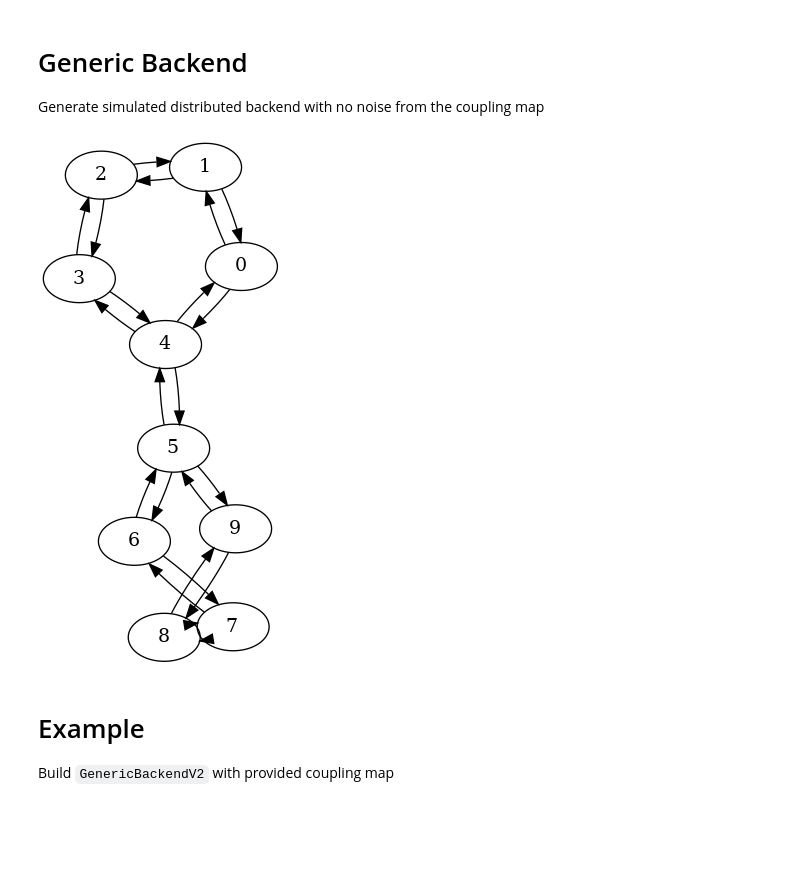
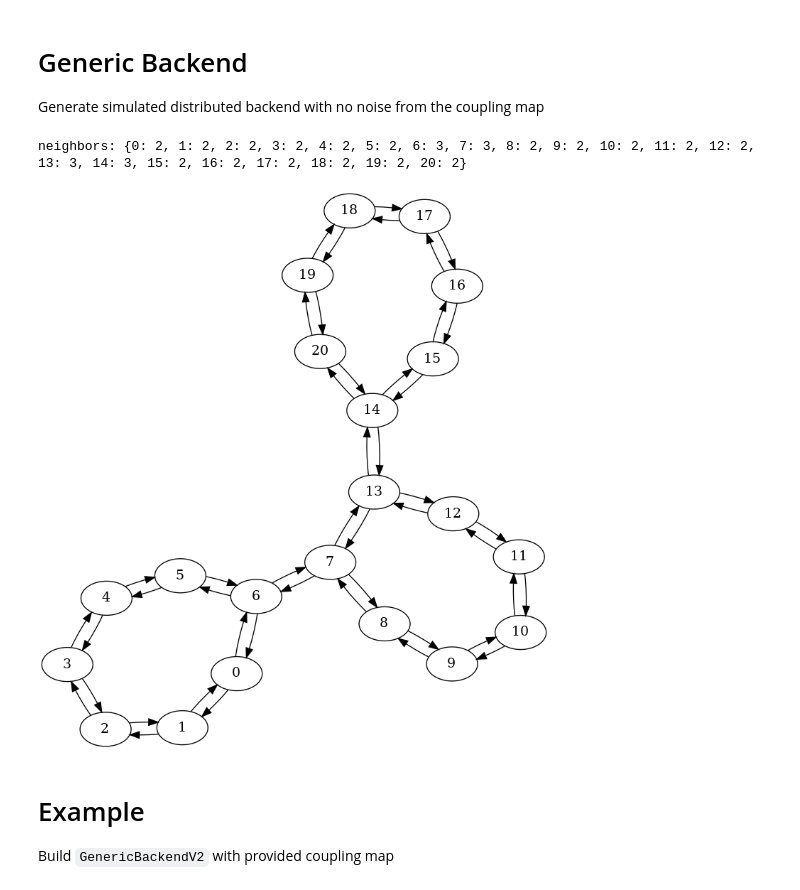
Before and after one commit to natashaval/qubit-mapping-distributed-qc, a Jupyter notebook: 0_generic_backend.ipynb, the cells around one changed output. Saved outputs shown, nothing was run; the diff lists cells and outputs as text; code cells hidden in the pictures; blank space fills up the shorter version.

```diff
--- a/0_generic_backend.ipynb
+++ b/0_generic_backend.ipynb
@@ -16,16 +16,32 @@ from qiskit import QuantumCircuit, transpile
 from qiskit.transpiler import CouplingMap
 from qiskit.providers.fake_provider import GenericBackendV2
 from qiskit.visualization import plot_circuit_layout, plot_coupling_map, plot_histogram
+# %%
+def calculate_physical_neighbors(coupling_map: CouplingMap):
+        return {
+            qubit: list(iter(coupling_map.neighbors(qubit)))
+            for qubit in coupling_map.physical_qubits
+        }
+
+def calculate_physical_connectivity(
+         coupling_map: CouplingMap
+    ):  # the total number of edges per node in coupling map
+        return {
+            qubit: len(list(coupling_map.neighbors(qubit)))
+            for qubit in coupling_map.physical_qubits
+        }
 # %%
 # coupling map structure ring
-num_qubits = 5
-num_group = 2
+num_qubits = 7
+num_group = 3
 
 coupling_list_ring = build_coupling_list_ring(num_qubits, num_group)
 cm_ring = CouplingMap(couplinglist=coupling_list_ring)
+print("neighbors:", calculate_physical_connectivity(cm_ring))
 display(cm_ring.draw()) # for graphviz
 # %% [output]
+neighbors: {0: 2, 1: 2, 2: 2, 3: 2, 4: 2, 5: 2, 6: 3, 7: 3, 8: 2, 9: 2, 10: 2, 11: 2, 12: 2, 13: 3, 14: 3, 15: 2, 16: 2, 17: 2, 18: 2, 19: 2, 20: 2}
-[figure, old version]
+[figure, new version]
 # %% [markdown]
 # Example
 
```
Also changed, not shown: parts of 2 cells of this notebook, 8 other files.
